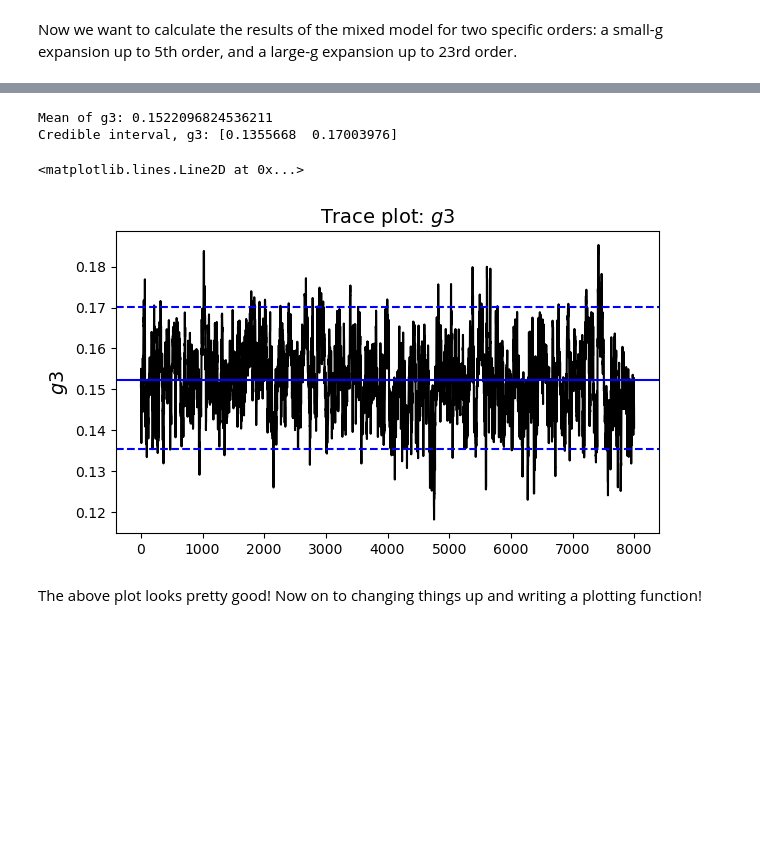
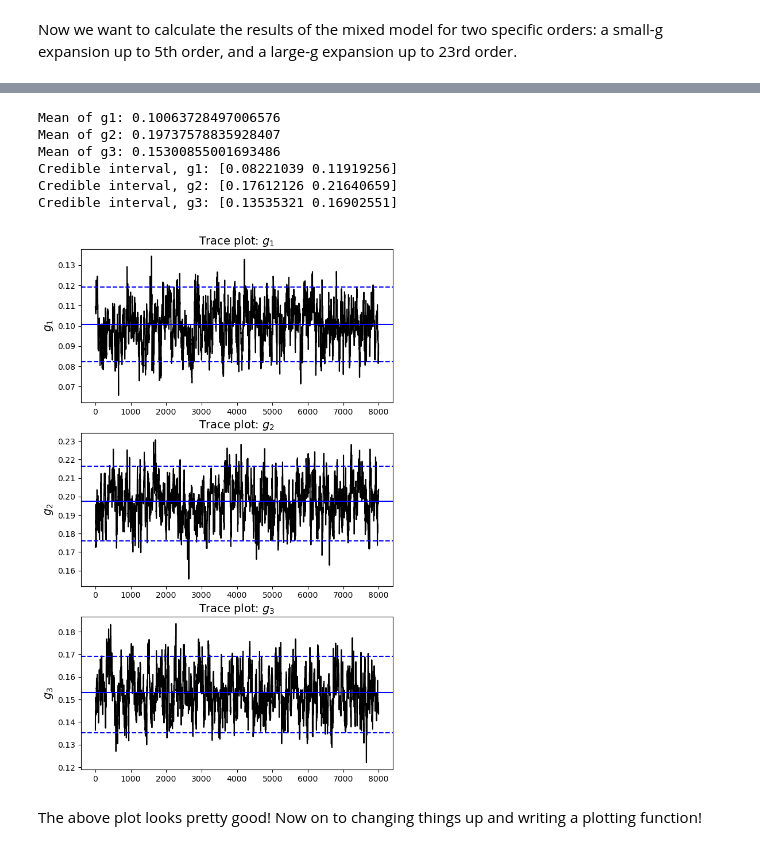
Before and after one commit to asemposki/SAMBA, a Jupyter notebook: BMM_Expansions_Project.ipynb, the cells around one changed output, grey strips where cells are left out. Saved outputs shown, nothing was run; the diff lists cells and outputs as text; code cells hidden in the pictures; blank space fills up the shorter version.

```diff
--- a/BMM_Expansions_Project.ipynb
+++ b/BMM_Expansions_Project.ipynb
@@ -149,29 +158,45 @@ print(trace)
 # %%
 #print the mean of the trace
-mean_g3 = np.mean(trace.T)
+mean_g1 = np.mean(trace[0].T)
+mean_g2 = np.mean(trace[1].T)
+mean_g3 = np.mean(trace[2].T)
+print('Mean of g1: {}'.format(mean_g1))
+print('Mean of g2: {}'.format(mean_g2))
 print('Mean of g3: {}'.format(mean_g3))
 
 #calculate credible intervals
-ci_g3 = second.credible_intervals(trace, 0.95)
+ci_g1 = second.credible_intervals(trace[0], 0.95)
+ci_g2 = second.credible_intervals(trace[1], 0.95)
+ci_g3 = second.credible_intervals(trace[2], 0.95)
+print('Credible interval, g1: {}'.format(ci_g1))
+print('Credible interval, g2: {}'.format(ci_g2))
 print('Credible interval, g3: {}'.format(ci_g3))
+
+mean = np.array([mean_g1, mean_g2, mean_g3])
+ci_g = np.array([ci_g1, ci_g2, ci_g3])
 # %% [output]
-Mean of g3: 0.1522096824536211
-Credible interval, g3: [0.1355668  0.17003976]
+Mean of g1: 0.10063728497006576
+Mean of g2: 0.19737578835928407
+Mean of g3: 0.15300855001693486
+Credible interval, g1: [0.08221039 0.11919256]
+Credible interval, g2: [0.17612126 0.21640659]
+Credible interval, g3: [0.13535321 0.16902551]
+# %%
+ndim = len(trace)
 # %%
 #plot the trace---finish later and put into a function to adjust for each result from the sampler
-fig = plt.figure(figsize=(7,4*1), dpi=100)
-ax = plt.axes()
+fig,ax = plt.subplots(ndim, 1, figsize=(7,4*ndim), dpi=100)
 
-ax.plot(trace.T, 'k')
-ax.set_ylabel(r'$g3$', fontsize=14)
-ax.set_title(r'Trace plot: $g3$', fontsize=14)
+for i in range(ndim):
+    ax[i].plot(trace[i].T, 'k')
+    ax[i].set_ylabel(f'$g_{i+1}$', fontsize=14)
+    ax[i].set_title(f'Trace plot: $g_{i+1}$', fontsize=14)
 
-ax.axhline(y=mean_g3, color='b', linestyle='solid')
-ax.axhline(y=ci_g3[0], color='b', linestyle='dashed')
-ax.axhline(y=ci_g3[1], color='b', linestyle='dashed')
+    ax[i].axhline(y=mean[i], color='b', linestyle='solid')
+    ax[i].axhline(y=ci_g[i][0], color='b', linestyle='dashed')
+    ax[i].axhline(y=ci_g[i][1], color='b', linestyle='dashed')
 # %% [output]
-<matplotlib.lines.Line2D at 0x...>
-[figure, old version]
+[figure, new version]
 # %%
 g_ppd = np.linspace(1e-6, 0.5, 100)
 # %%
```
Also changed, not shown: parts of 7 cells of this notebook, 3 other files.
